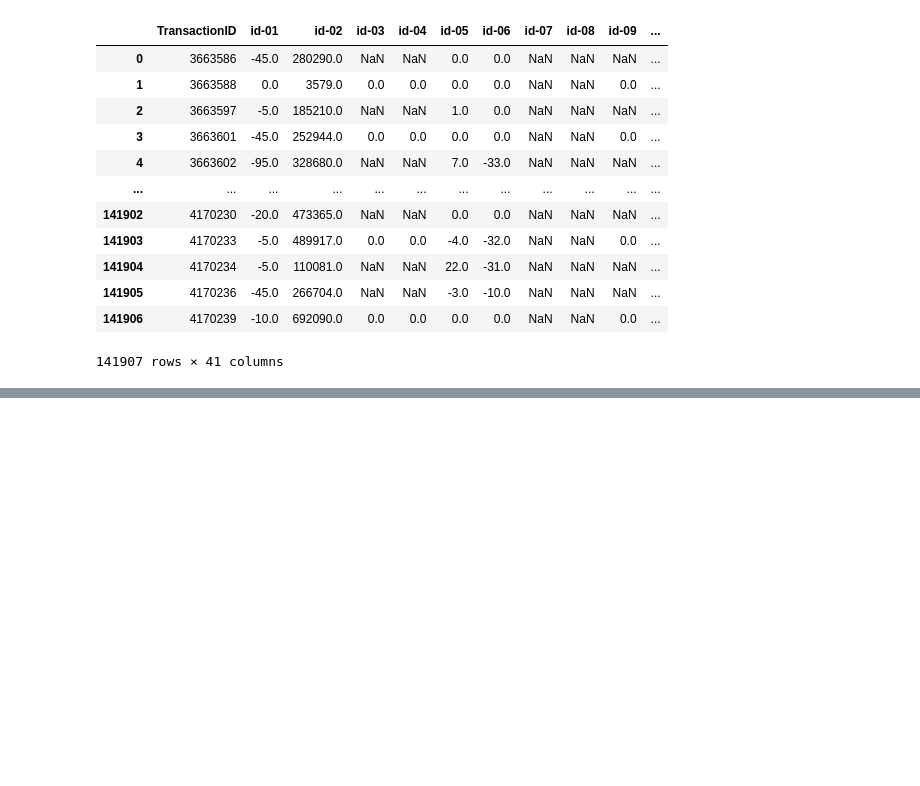
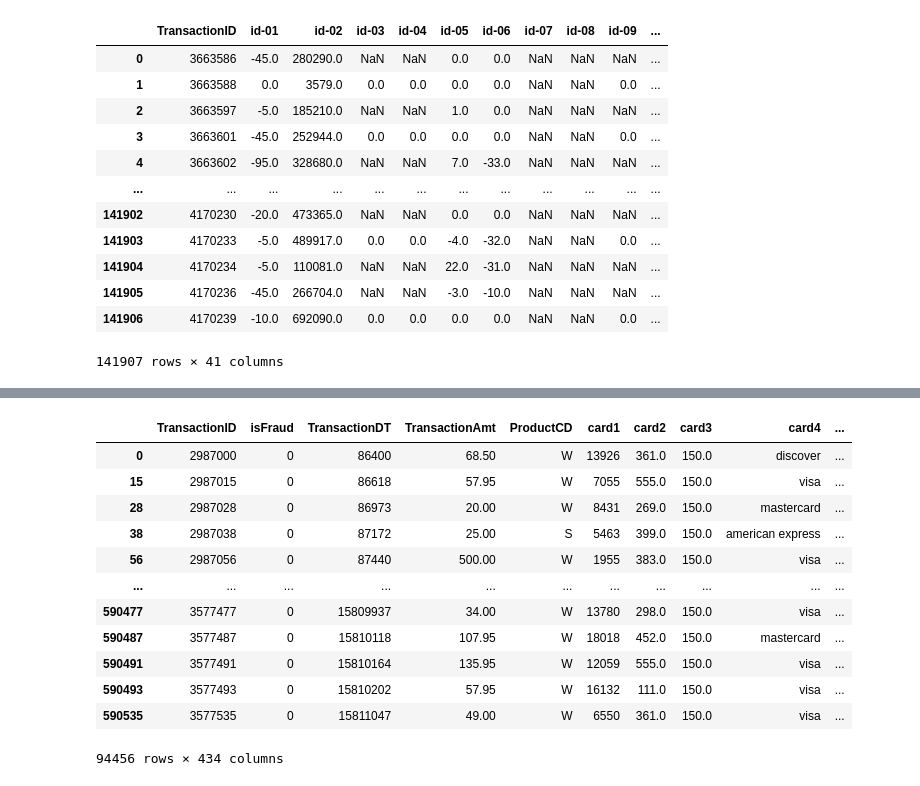
Before and after one commit to YI-Hongju/IEEE-CIS_Fraud_Detection, a Jupyter notebook: src/preprocessor.ipynb, the cells around one changed output, grey strips where cells are left out. Cells and saved outputs as stored; diff of their text form; code cells hidden in the pictures; blank space fills up the shorter version.

```diff
--- a/src/preprocessor.ipynb
+++ b/src/preprocessor.ipynb
@@ -185,0 +180,2 @@ train_merged
+# %%
+idx = train_merged[train_merged.P_emaildomain.isna()].index
@@ -185,0 +203,16 @@ train_merged
+# %%
+train_merged.loc[idx, :]
+# %% [output]
+|  | TransactionID | isFraud | TransactionDT | TransactionAmt | ProductCD | card1 | card2 | card3 | card4 | ... |
+| 0 | 2987000 | 0 | 86400 | 68.50 | W | 13926 | 361.0 | 150.0 | discover | ... |
+| 15 | 2987015 | 0 | 86618 | 57.95 | W | 7055 | 555.0 | 150.0 | visa | ... |
+| 28 | 2987028 | 0 | 86973 | 20.00 | W | 8431 | 269.0 | 150.0 | mastercard | ... |
+| 38 | 2987038 | 0 | 87172 | 25.00 | S | 5463 | 399.0 | 150.0 | american express | ... |
+| 56 | 2987056 | 0 | 87440 | 500.00 | W | 1955 | 383.0 | 150.0 | visa | ... |
+| ... | ... | ... | ... | ... | ... | ... | ... | ... | ... | ... |
+| 590477 | 3577477 | 0 | 15809937 | 34.00 | W | 13780 | 298.0 | 150.0 | visa | ... |
+| 590487 | 3577487 | 0 | 15810118 | 107.95 | W | 18018 | 452.0 | 150.0 | mastercard | ... |
+| 590491 | 3577491 | 0 | 15810164 | 135.95 | W | 12059 | 555.0 | 150.0 | visa | ... |
+| 590493 | 3577493 | 0 | 15810202 | 57.95 | W | 16132 | 111.0 | 150.0 | visa | ... |
+| 590535 | 3577535 | 0 | 15811047 | 49.00 | W | 6550 | 361.0 | 150.0 | visa | ... |
+94456 rows × 434 columns
```
Also changed, not shown: parts of 22 cells of this notebook.
